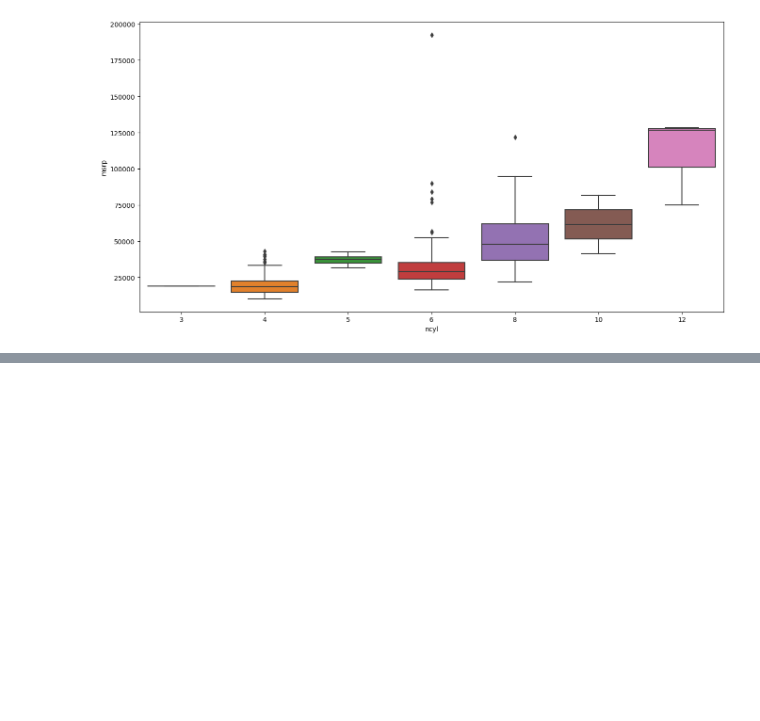
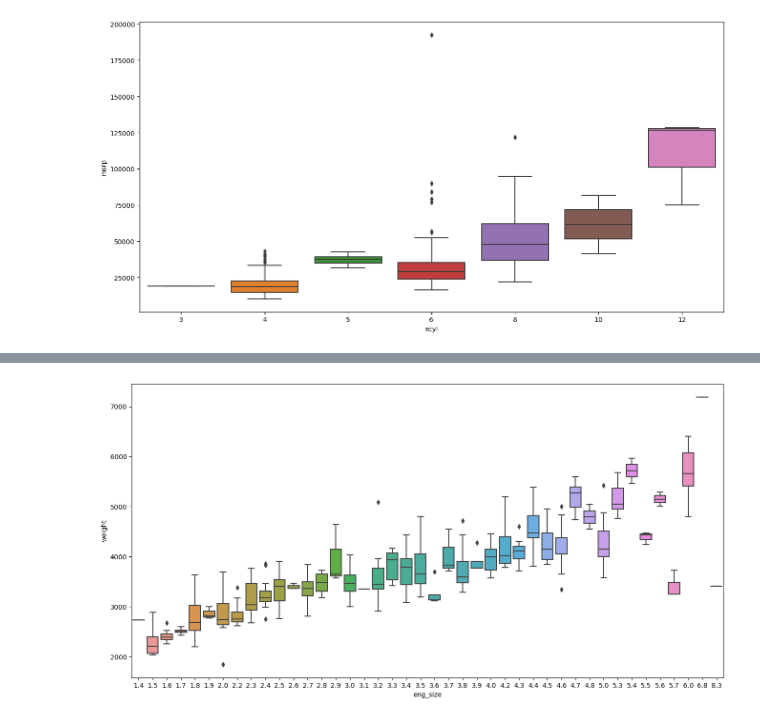
Before and after one commit to Valerii-Poliakov/cars_eda, a Jupyter notebook: cars_eda.ipynb, the cells around one changed output, grey strips where cells are left out. Cells and saved outputs as stored; diff of their text form; code cells hidden in the pictures; blank space fills up the shorter version.

```diff
--- a/cars_eda.ipynb
+++ b/cars_eda.ipynb
@@ -124,3 +124,22 @@ f, ax = plt.subplots(figsize=(16, 8))
 fig = sns.boxplot(x='ncyl', y='msrp', data=data_plot)
 # %% [output]
 [figure]
+# %%
+# add Sedan type
+def add_sedan(df):
+    return df.assign(sedan=lambda x: (x.sports_car == False) & (x.suv == False) & (x.wagon == False)\
+                    & (x.minivan == False) & (x.pickup == False))
+# %%
+# dealer price discount % per car type
+df = add_sedan(df)
+car_types = [['Sedan', 'sedan'], ['Sports Car', 'sports_car'], ['SUV', 'suv'], ['Wagon', 'wagon'],\
+             ['Minivan', 'minivan'], ['Pickup', 'pickup']]
+
+car_type_data2 = []
+for car_type in car_types:
+    df_price = df.loc[(df[car_type[1]]==True) & (df.msrp>0) & (df.dealer_cost>0)]
+    msrp = df_price.msrp.mean()
+    dealer_cost = df_price.dealer_cost.mean()
+    car_type_data2.append([car_type[0], round((msrp-dealer_cost)/msrp*100, 2)])
+car_types_pd2 = pd.DataFrame(car_type_data2, columns=['Car Type', 'Discount %']).sort_values(by='Discount %', ascending=False)
+car_types_pd2.head(6)
@@ -126,0 +154,7 @@ fig = sns.boxplot(x='ncyl', y='msrp', data=data_plot)
+# %%
+# dependance of the car weight to car engine size
+data_plot = df[['weight', 'eng_size']]
+f, ax = plt.subplots(figsize=(16, 8))
+fig = sns.boxplot(x='eng_size', y='weight', data=data_plot)
+# %% [output]
+[figure, added]
```
Also changed, not shown: parts of 7 cells of this notebook.
